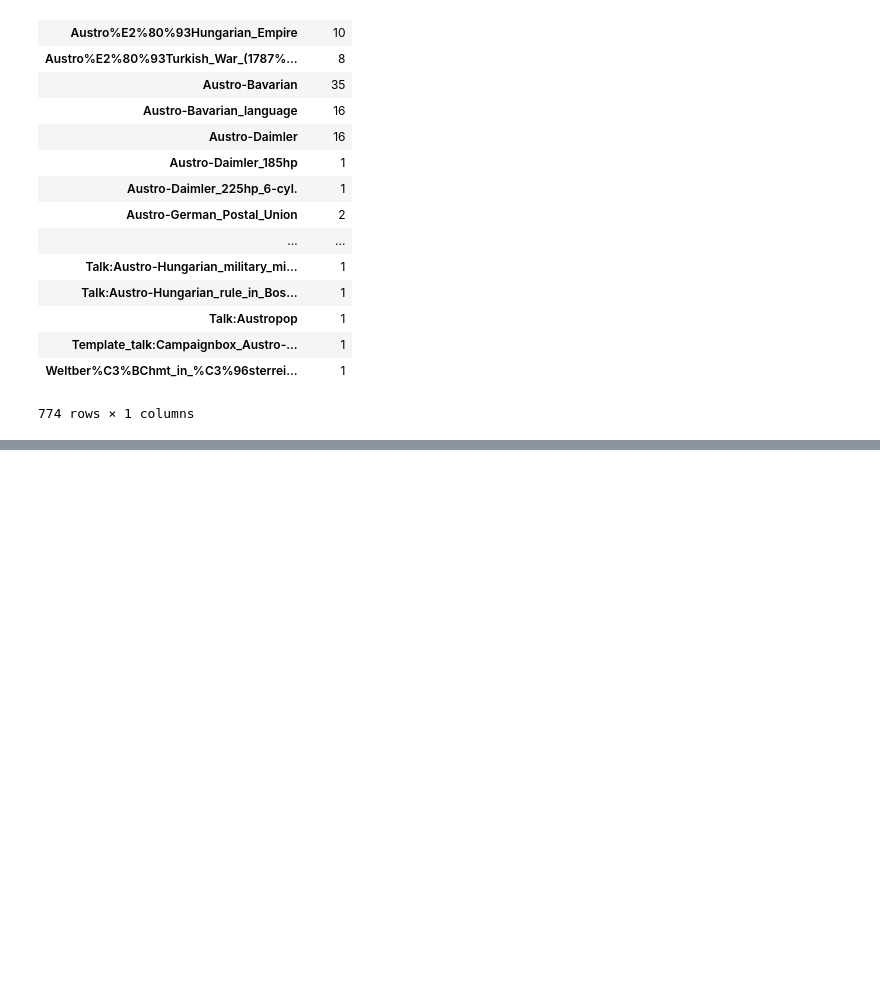
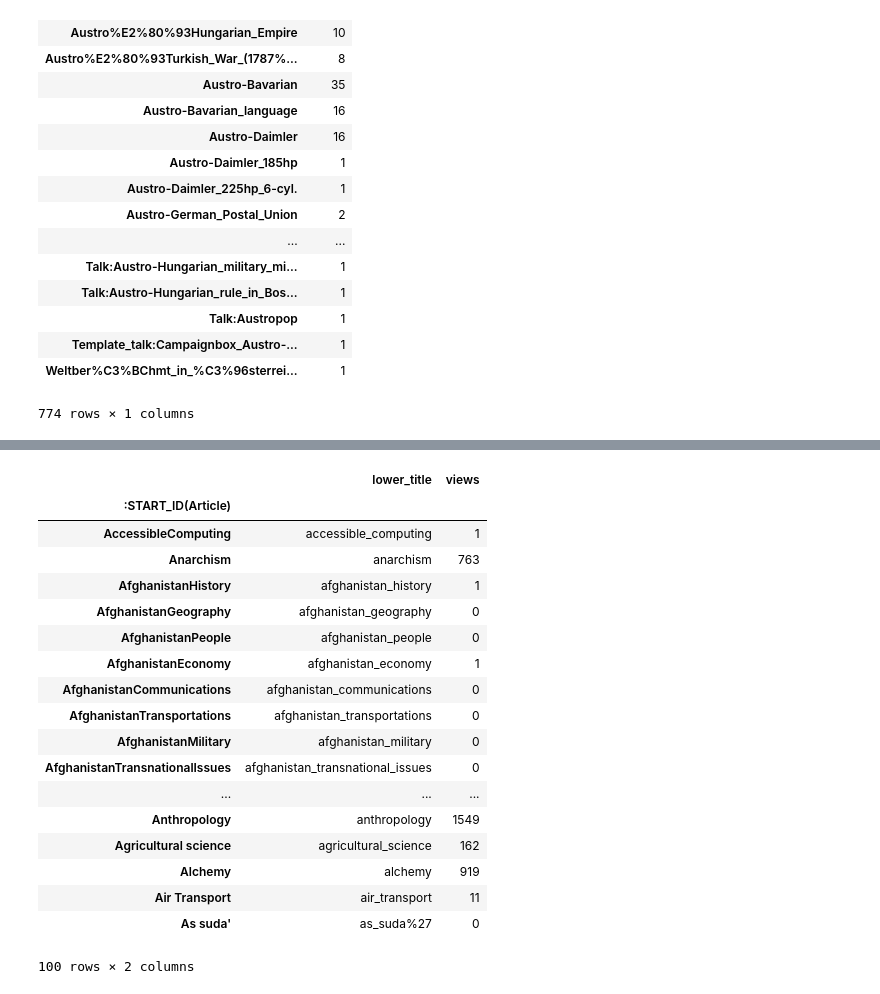
Before and after one commit to marksibrahim/knowledge_search, a Jupyter notebook: tools/notebooks/explore_views_data.ipynb, the cells around one changed output, grey strips where cells are left out. Drawn from its saved outputs; the diff is of its cells as text; code cells hidden in the pictures; blank space fills up the shorter version.

Commit message:
working views match in explore_views_data notebook

```diff
--- a/tools/notebooks/explore_views_data.ipynb
+++ b/tools/notebooks/explore_views_data.ipynb
@@ -130,0 +137,16 @@ views_df[views_df.index.str.contains("Austro")]
+# %%
+views_df['lower_title'] = views_df.index.str.lower()
+dd_views = pd.DataFrame(views_df.groupby(['lower_title'])['views'].transform('sum'))
+dd_views['lower_title'] = dd_views.index.str.lower()
+dd_views = dd_views.drop_duplicates(['lower_title'])
+dd_views.columns = ['views', 'lower_title']
+clean_views_df = dd_views.set_index(["lower_title"])
+# %%
+def convert_title(title):
+    """returns url formatted title based on display title"""
+    title
+    split_case = ' '.join([x.strip() for x in re.findall('[A-Z][^A-Z]*', title)])
+    correct_case = split_case.lower()
+    url_encoded = urllib.quote(correct_case, safe=' ')
+    url_title = url_encoded.replace(" ", "_")
+    return url_title
@@ -130,0 +156,5 @@ views_df[views_df.index.str.contains("Austro")]
+# %%
+def get_views(title):
+    if title in clean_views_df.index:
+        return clean_views_df.loc[title]['views']
+    return 0
@@ -130,0 +171,24 @@ views_df[views_df.index.str.contains("Austro")]
+# %%
+fln_s_df['lower_title'] = fln_s_df.index.map(convert_title)
+fln_s_df['views'] = fln_s_df['lower_title'].map(get_views)
+fln_s_df.head(100)
+# %% [output]
+|  | lower_title | views |
+| :START_ID(Article) |  |  |
+| AccessibleComputing | accessible_computing | 1 |
+| Anarchism | anarchism | 763 |
+| AfghanistanHistory | afghanistan_history | 1 |
+| AfghanistanGeography | afghanistan_geography | 0 |
+| AfghanistanPeople | afghanistan_people | 0 |
+| AfghanistanEconomy | afghanistan_economy | 1 |
+| AfghanistanCommunications | afghanistan_communications | 0 |
+| AfghanistanTransportations | afghanistan_transportations | 0 |
+| AfghanistanMilitary | afghanistan_military | 0 |
+| AfghanistanTransnationalIssues | afghanistan_transnational_issues | 0 |
+| ... | ... | ... |
+| Anthropology | anthropology | 1549 |
+| Agricultural science | agricultural_science | 162 |
+| Alchemy | alchemy | 919 |
+| Air Transport | air_transport | 11 |
+| As suda' | as_suda%27 | 0 |
+100 rows × 2 columns
```
Also changed, not shown: parts of 4 cells of this notebook, 2 other files.
